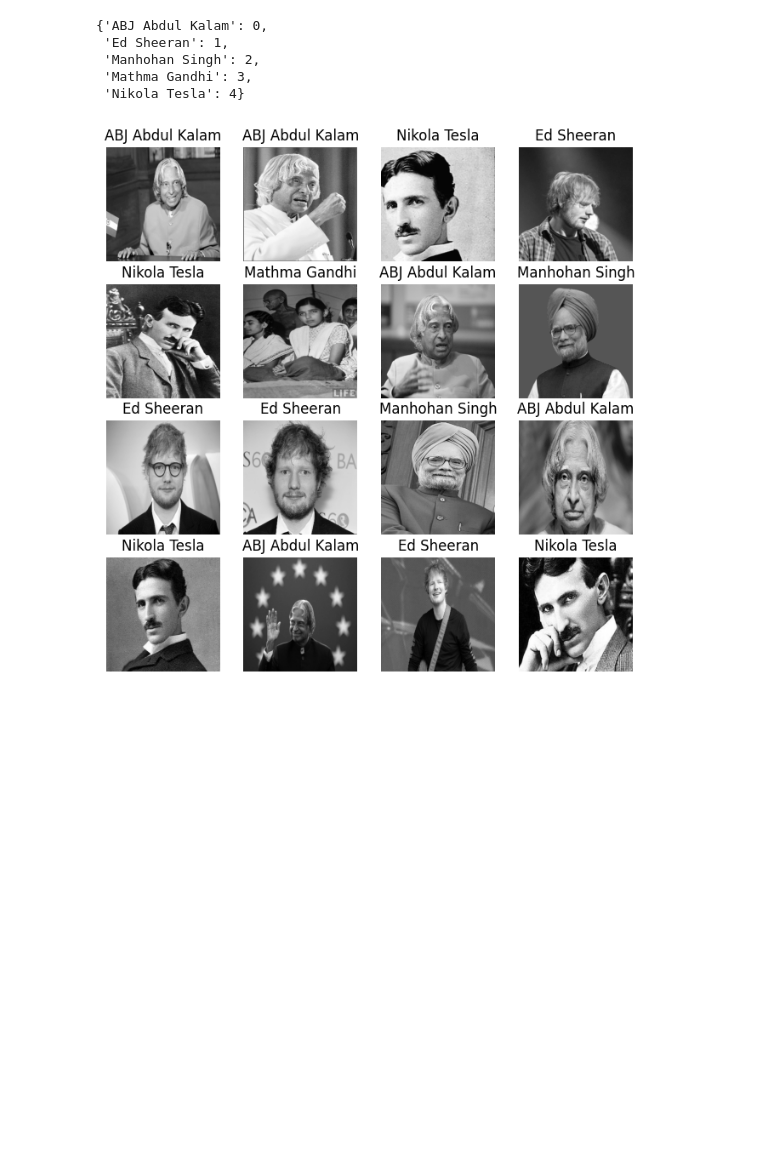
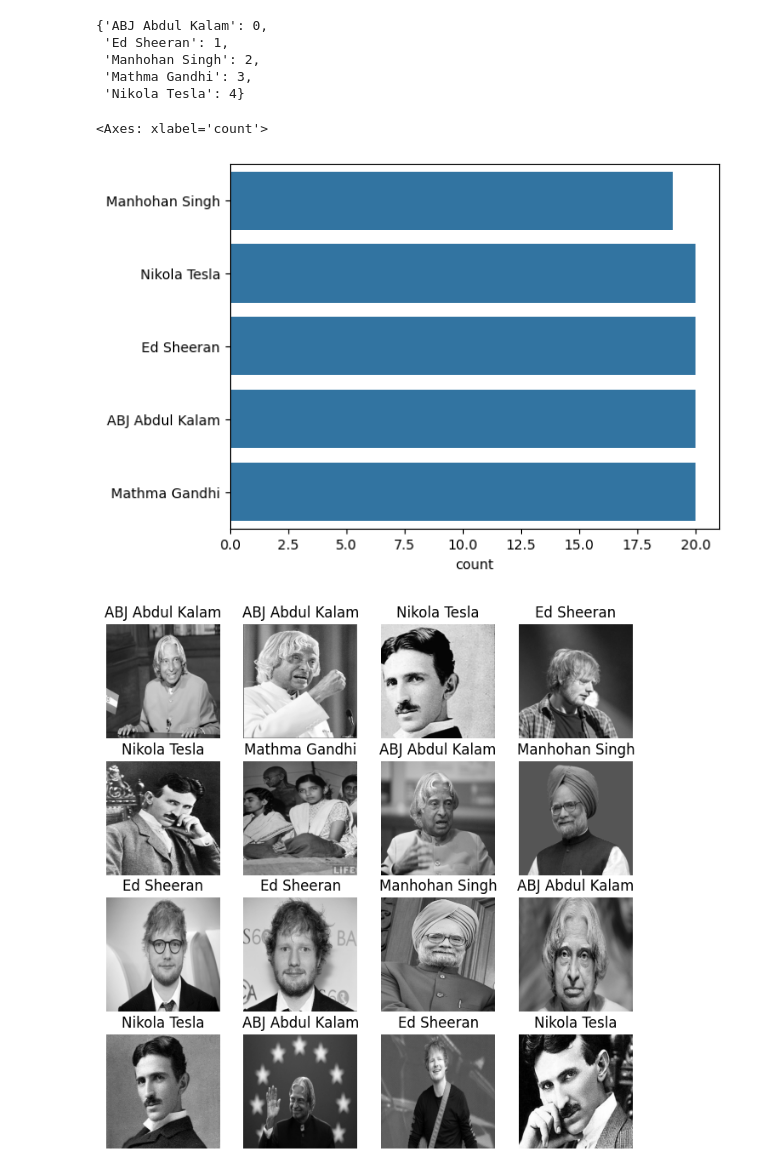
Before and after one commit to AHBRIJESH/Face_Recognition_Auto_Attendance_System, a Jupyter notebook: face.ipynb, the cells around one changed output. Saved outputs shown, nothing was run; the diff lists cells and outputs as text; code cells hidden in the pictures; blank space fills up the shorter version.

```diff
--- a/face.ipynb
+++ b/face.ipynb
@@ -120,6 +122,14 @@ m
  'Manhohan Singh': 2,
  'Mathma Gandhi': 3,
  'Nikola Tesla': 4}
+# %%
+mappings = {0:'ABJ Abdul Kalam',1:'Ed Sheeran',2:'Manhohan Singh',3:'Mathma Gandhi',4:'Nikola Tesla'}
+Y_data_count = pd.Series(Y_data)
+img_count = Y_data_count.map(mappings)
+sns.countplot(img_count)
+# %% [output]
+<Axes: xlabel='count'>
+[figure, added]
 # %%
 labels = ['ABJ Abdul Kalam','Ed Sheeran','Manhohan Singh','Mathma Gandhi','Nikola Tesla']
 plt.figure(figsize=(8,8))
```
Also changed, not shown: parts of 1 cell of this notebook, 3 other files.
